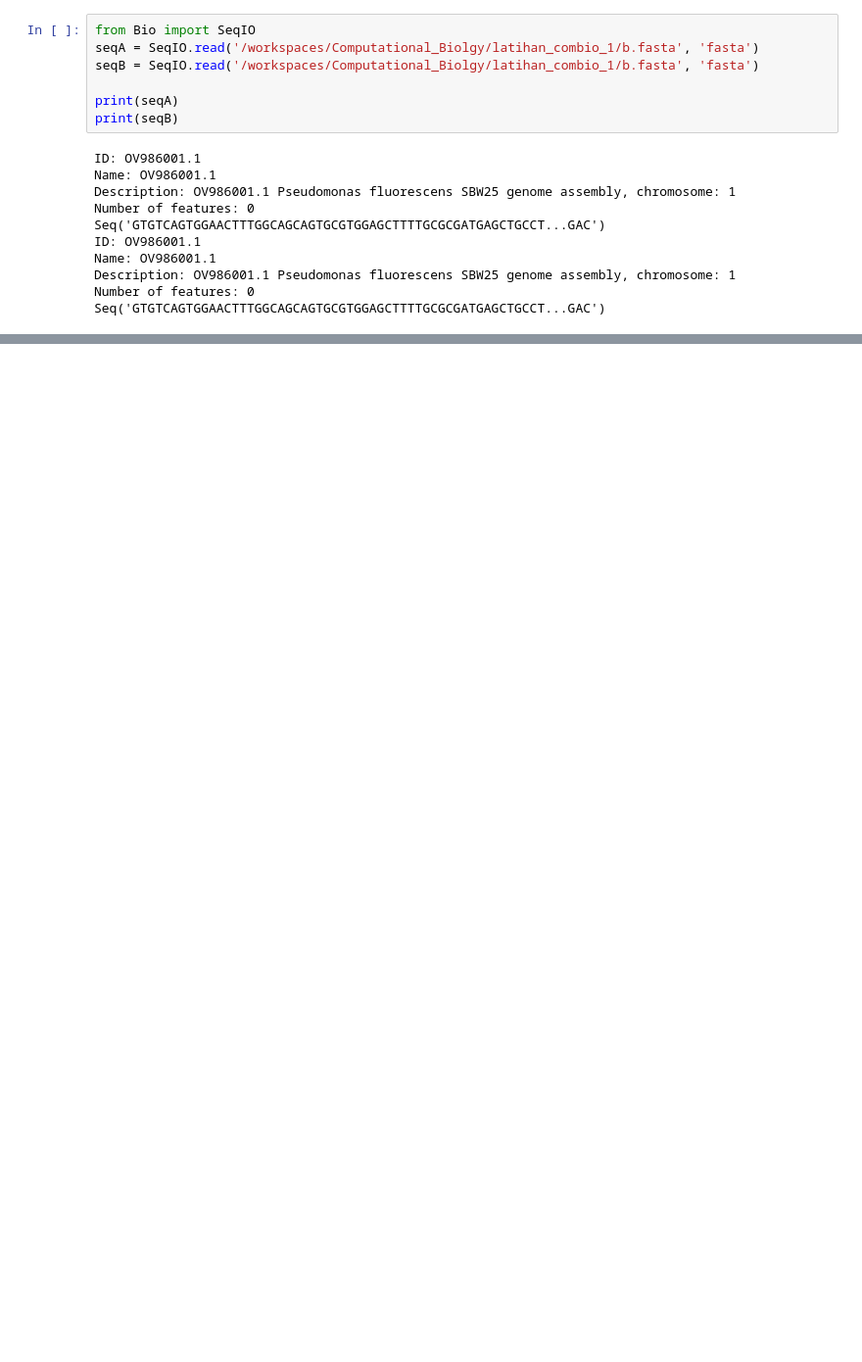
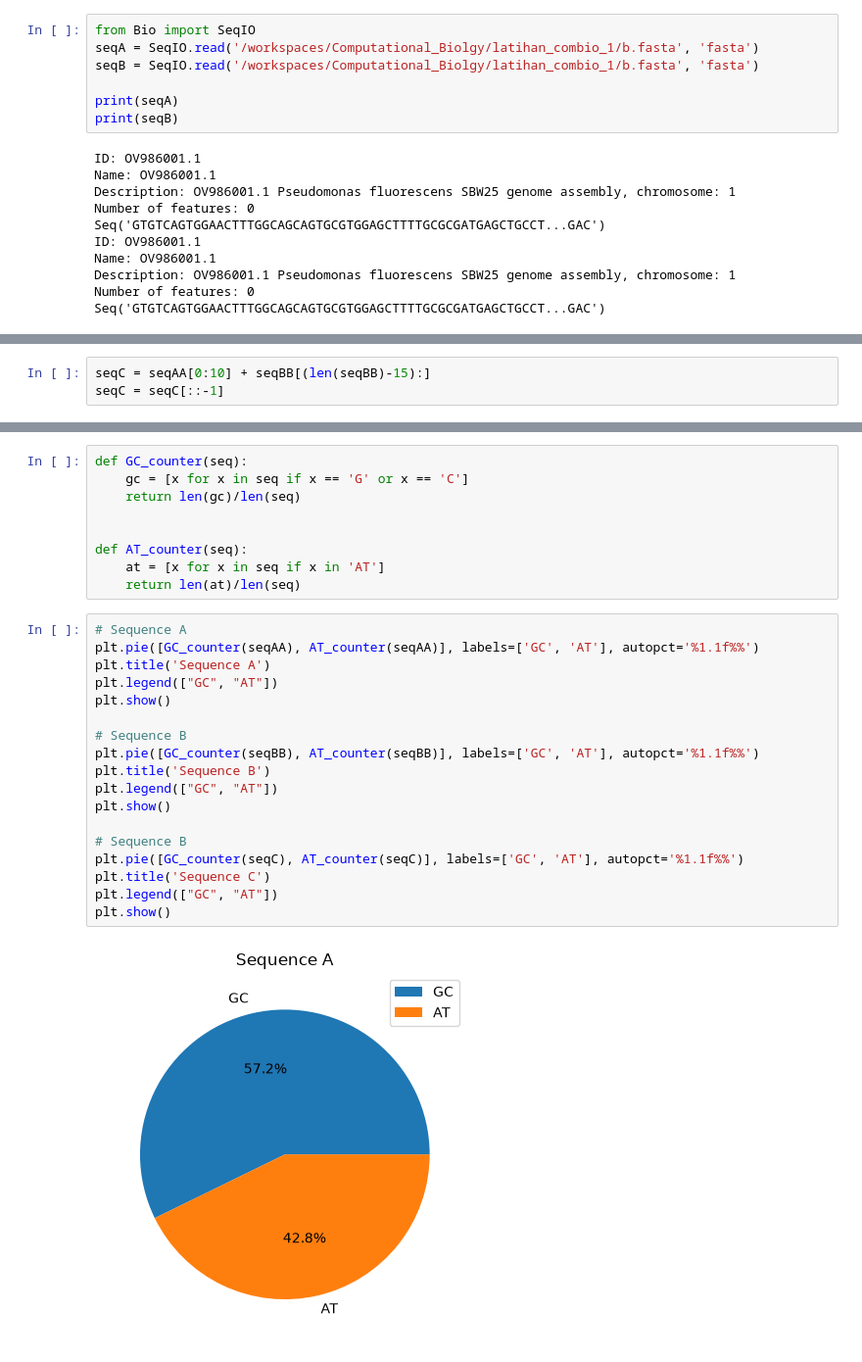
Before and after one commit to Anya10032004/Computational_Biolgy, a Jupyter notebook: latihan_combio_1/Untitled3.ipynb, the cells around one changed output, grey strips where cells are left out. Shown at 98% size. Cells and saved outputs as stored; diff of their text form; blank space fills up the shorter version.

```diff
--- a/latihan_combio_1/Untitled3.ipynb
+++ b/latihan_combio_1/Untitled3.ipynb
@@ -55,0 +60,3 @@ Sequence A Length = 1050
+# %%
+seqC = seqAA[0:10] + seqBB[(len(seqBB)-15):]
+seqC = seqC[::-1]
@@ -55,0 +117,29 @@ Sequence A Length = 1050
+# %%
+def GC_counter(seq):
+    gc = [x for x in seq if x == 'G' or x == 'C']
+    return len(gc)/len(seq)
+
+
+def AT_counter(seq):
+    at = [x for x in seq if x in 'AT']
+    return len(at)/len(seq)
+# %%
+# Sequence A
+plt.pie([GC_counter(seqAA), AT_counter(seqAA)], labels=['GC', 'AT'], autopct='%1.1f%%')
+plt.title('Sequence A')
+plt.legend(["GC", "AT"])
+plt.show()
+
+# Sequence B
+plt.pie([GC_counter(seqBB), AT_counter(seqBB)], labels=['GC', 'AT'], autopct='%1.1f%%')
+plt.title('Sequence B')
+plt.legend(["GC", "AT"])
+plt.show()
+
+# Sequence B
+plt.pie([GC_counter(seqC), AT_counter(seqC)], labels=['GC', 'AT'], autopct='%1.1f%%')
+plt.title('Sequence C')
+plt.legend(["GC", "AT"])
+plt.show()
+# %% [output]
+[figure, added]
```
Also changed, not shown: parts of 17 cells of this notebook.
